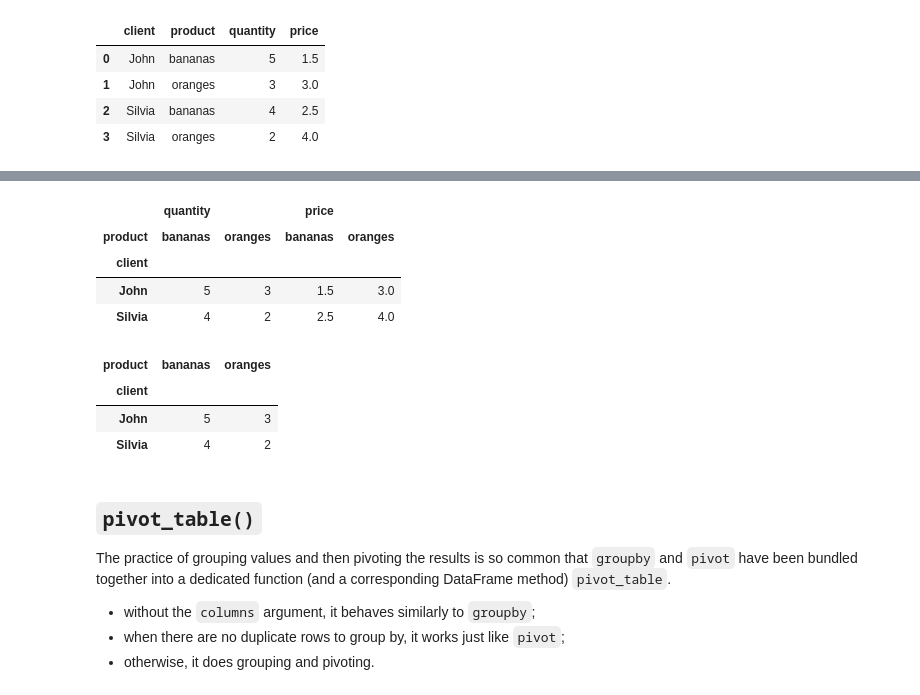
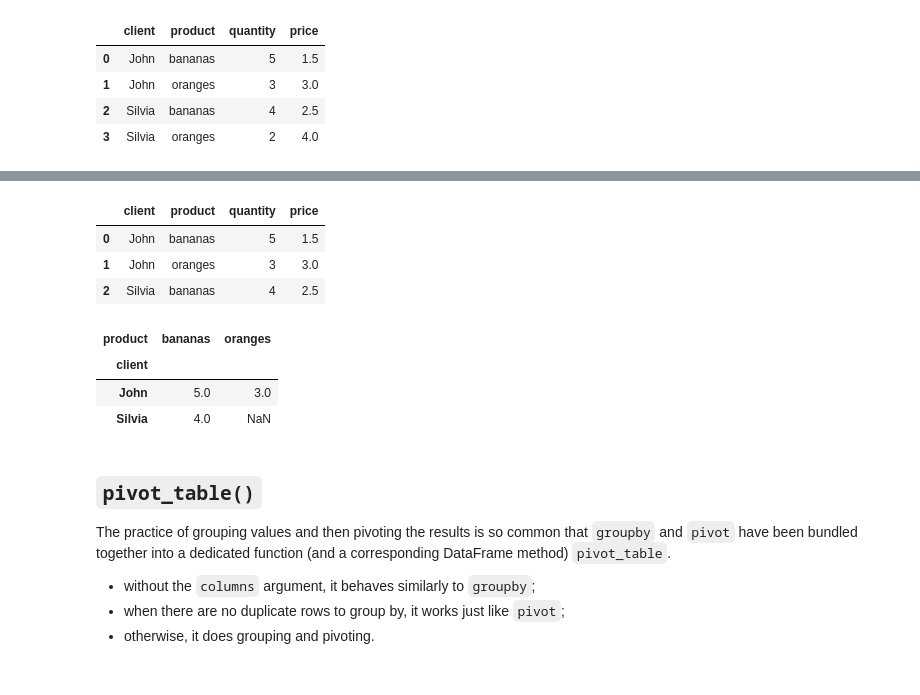
Before and after one commit to ZosoV/pandas_review, a Jupyter notebook: 007_reshaping.ipynb, the cells around one changed output, grey strips where cells are left out. Cells and saved outputs as stored; diff of their text form; code cells hidden in the pictures.

```diff
--- a/007_reshaping.ipynb
+++ b/007_reshaping.ipynb
@@ -15,6 +15,19 @@ import pandas as pd
 import numpy as np
 
 np.random.seed(0)
+# %%
+## Handy functions
+from IPython.display import display_html, display
+
+def display_side_by_side(*args):
+    html_str=''
+    for df in args:
+        html_str+=df.to_html()
+    display_html(html_str.replace('table','table style="display:inline"'),raw=True)
+
+def display_several(*args):
+    for df in args:
+        display(df)
 # %% [markdown]
 ## Wide and Long format
 
@@ -85,19 +131,16 @@ and missing values will be set to NaN.
 # %%
-# more column values
-df.pivot(index='client', columns='product')
+# 3. missing values (missing Silvia/oranges pair)
+result = df.iloc[:-1, :].pivot(index='client', columns='product', values='quantity')
+display_side_by_side(df.iloc[:-1, :], result)
 # %% [output]
-|  | quantity |  | price |  |
-| product | bananas | oranges | bananas | oranges |
-| client |  |  |  |  |
-| John | 5 | 3 | 1.5 | 3.0 |
-| Silvia | 4 | 2 | 2.5 | 4.0 |
+|  | client | product | quantity | price |
+| 0 | John | bananas | 5 | 1.5 |
+| 1 | John | oranges | 3 | 3.0 |
+| 2 | Silvia | bananas | 4 | 2.5 |
+| product | bananas | oranges |
+| client |  |  |
+| John | 5.0 | 3.0 |
+| Silvia | 4.0 | NaN |
-# %%
-df.pivot(index='client', columns='product')['quantity']
-# %% [output]
-| product | bananas | oranges |
-| client |  |  |
-| John | 5 | 3 |
-| Silvia | 4 | 2 |
 # %% [markdown]
 ## `pivot_table()`
 
```
Also changed, not shown: parts of 22 cells of this notebook, 3 other files.
